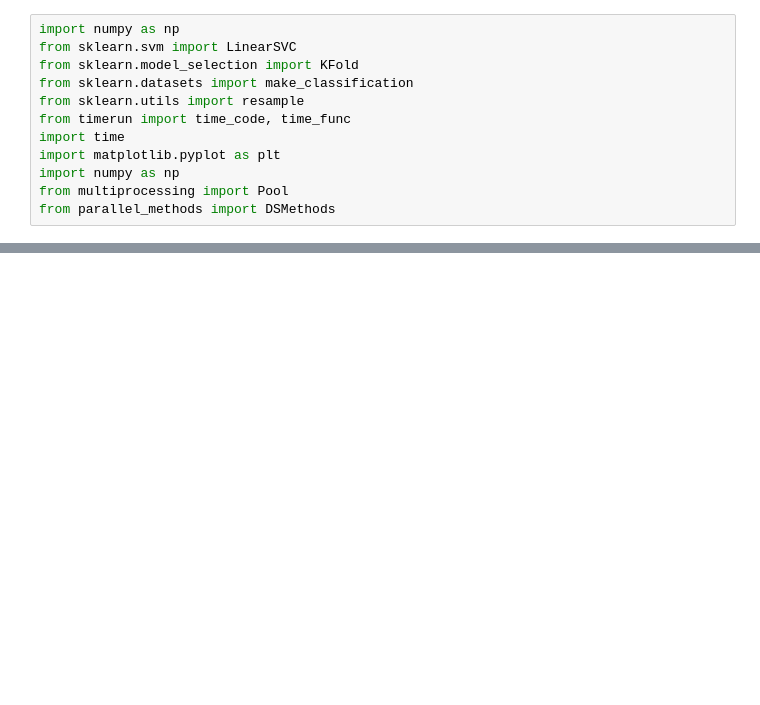
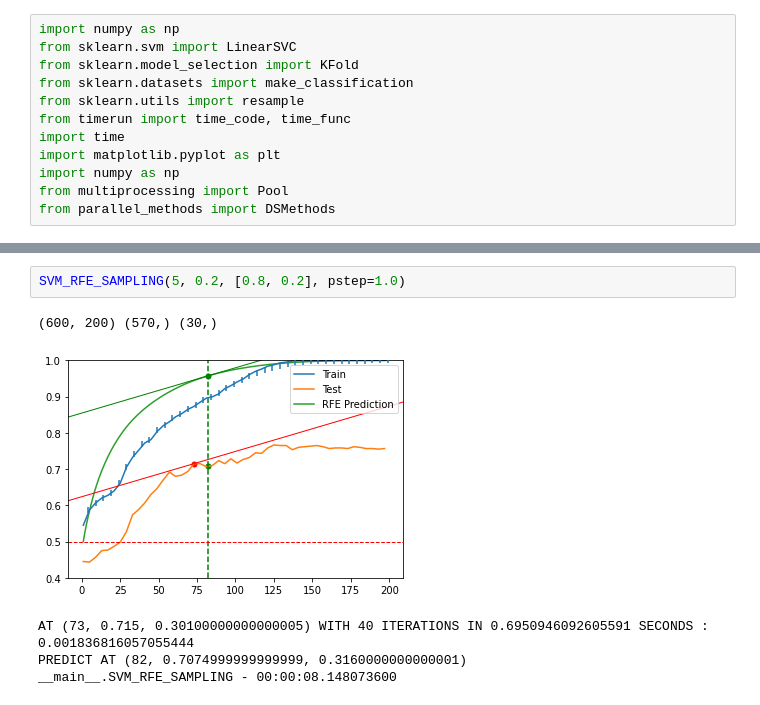
Before and after one commit to elmeunick9/TFG, a Jupyter notebook: Lab/StopCond/svm-sc.ipynb, the cells around one changed output, grey strips where cells are left out. Drawn from its saved outputs; the diff is of its cells as text; blank space fills up the shorter version.

```diff
--- a/Lab/StopCond/svm-sc.ipynb
+++ b/Lab/StopCond/svm-sc.ipynb
@@ -177,0 +214,8 @@ __main__.SVM_RFE_SAMPLING - 00:02:17.921355100
+# %%
+SVM_RFE_SAMPLING(5, 0.2, [0.8, 0.2], pstep=1.0)
+# %% [output]
+(600, 200) (570,) (30,)
+[figure, added]
+AT (73, 0.715, 0.30100000000000005) WITH 40 ITERATIONS IN 0.6950946092605591 SECONDS : 0.001836816057055444
+PREDICT AT (82, 0.7074999999999999, 0.3160000000000001)
+__main__.SVM_RFE_SAMPLING - 00:00:08.148073600
```
Also changed, not shown: parts of 13 cells of this notebook, 12 other files.
